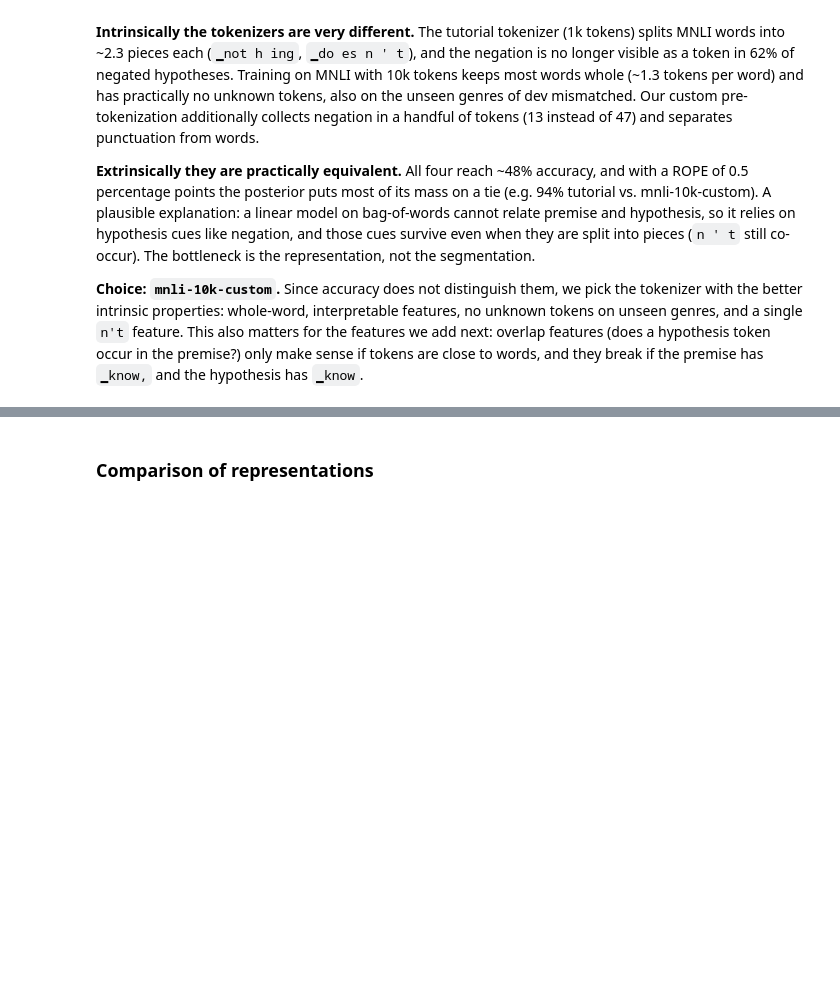
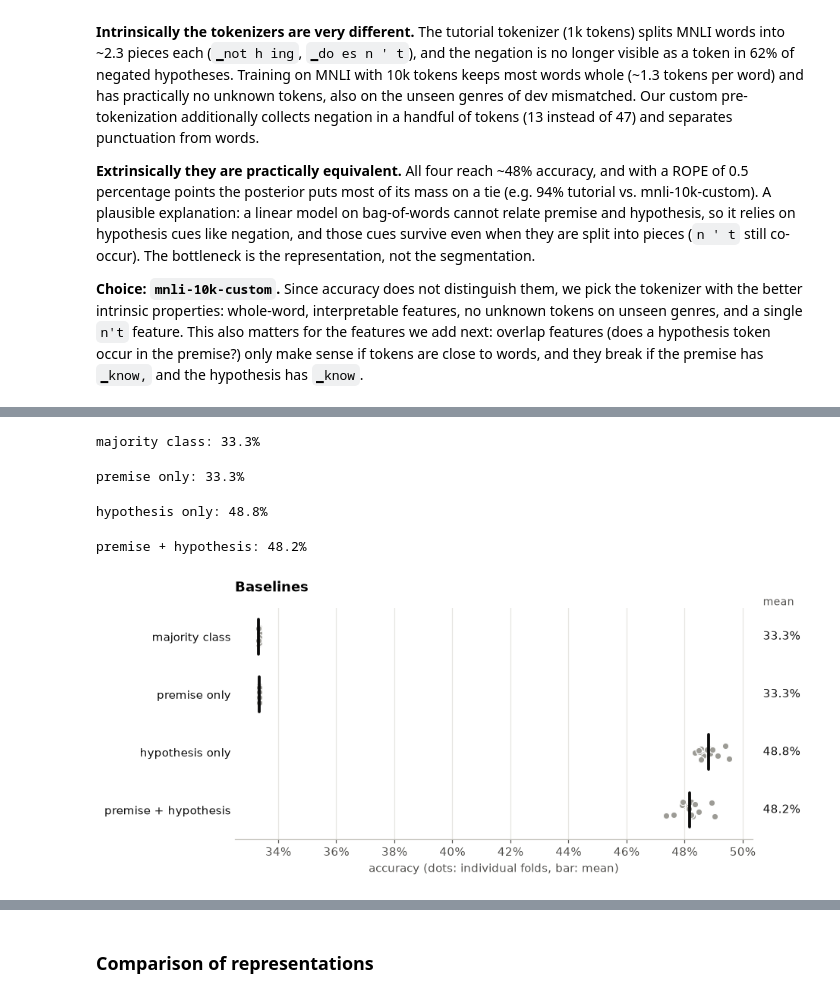
Before and after one commit to maksderylo/nlp1, a Jupyter notebook: part1/project.ipynb, the cells around one changed output, grey strips where cells are left out. Drawn from its saved outputs; the diff is of its cells as text; code cells hidden in the pictures; blank space fills up the shorter version.

Commit message:
adds the model architectures and results section

```diff
--- a/part1/project.ipynb
+++ b/part1/project.ipynb
@@ -589,8 +609,28 @@ All baselines use the chosen tokenizer (`mnli-10k-custom`), the same sample and
 # %%
-# majority class baseline
+# majority class: never looks at the features, only at the labels of the training folds
+baseline_accuracies["majority class"] = cross_validate(part1.nli.MajorityClass, X_hypothesis)
+print(f"majority class: {np.mean(baseline_accuracies['majority class']):.1%}")
+# %% [output]
+majority class: 33.3%
+# %%
+# premise only: sanity check, the premise alone shouldn't tell us anything about the label
+baseline_accuracies["premise only"] = cross_validate(logistic_regression, X_premise)
+print(f"premise only: {np.mean(baseline_accuracies['premise only']):.1%}")
+# %% [output]
+premise only: 33.3%
 # %%
-# hypothesis-only baseline: logistic regression on bag-of-words of the hypothesis alone
+# hypothesis only: the model never sees the premise
+baseline_accuracies["hypothesis only"] = cross_validate(logistic_regression, X_hypothesis)
+print(f"hypothesis only: {np.mean(baseline_accuracies['hypothesis only']):.1%}")
+# %% [output]
+hypothesis only: 48.8%
 # %%
-# premise + hypothesis baseline: logistic regression on bag-of-words of both sentences
+# premise + hypothesis: both sentences, each in its own block of features
+baseline_accuracies["premise + hypothesis"] = cross_validate(logistic_regression, X_pair)
+print(f"premise + hypothesis: {np.mean(baseline_accuracies['premise + hypothesis']):.1%}")
+# %% [output]
+premise + hypothesis: 48.2%
 # %%
-# compare the baselines: accuracies, plot, and Bayesian comparison with ROPE
+part1.nli.plot_accuracies(baseline_accuracies, title="Baselines", save_to=FIG_DIR / "baselines_accuracy.png")
+# %% [output]
+[figure, added]
```
Also changed, not shown: parts of 46 cells of this notebook, 2 other files.
